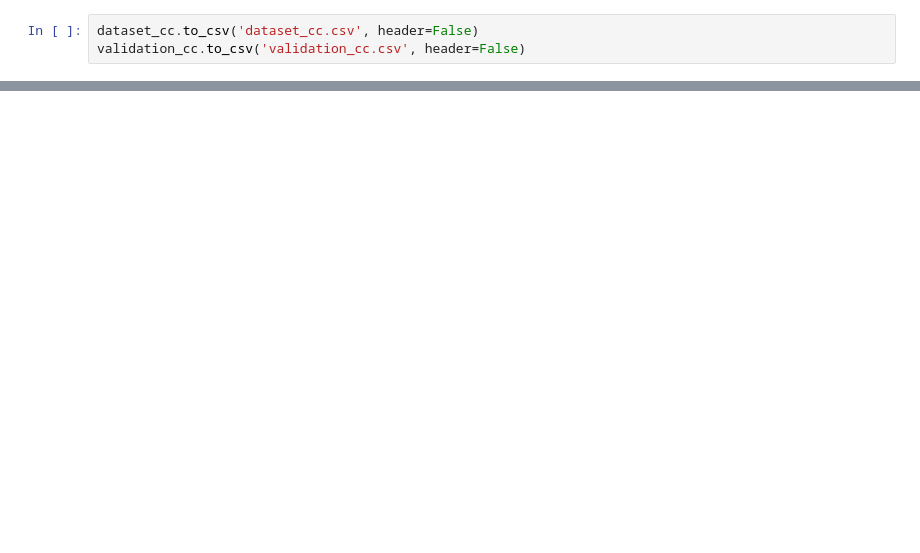
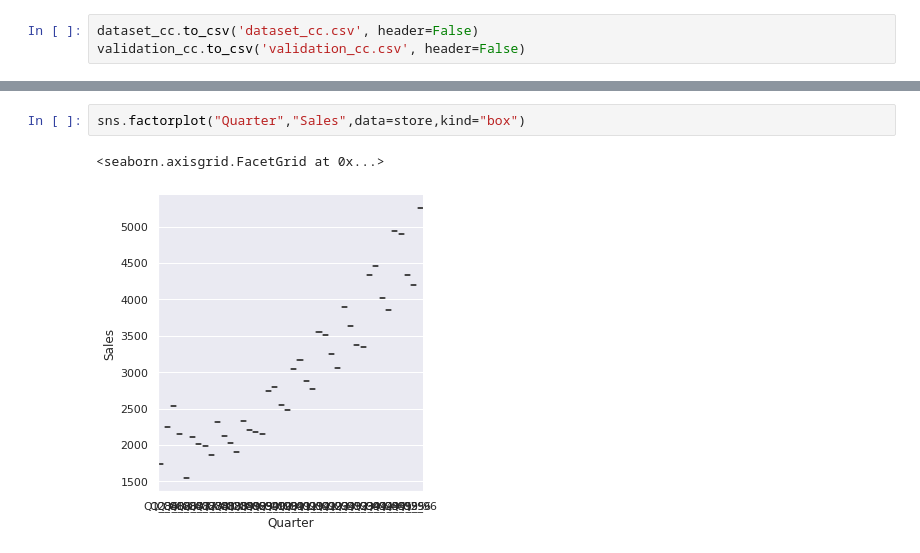
Before and after one commit to bismahashim/Assignment, a Jupyter notebook: Assignment_Forecasting.ipynb, the cells around one changed output, grey strips where cells are left out. Cells and saved outputs as stored; diff of their text form; blank space fills up the shorter version.

```diff
--- a/Assignment_Forecasting.ipynb
+++ b/Assignment_Forecasting.ipynb
@@ -337,0 +292,5 @@ warnings.filterwarnings('ignore')
+# %%
+sns.factorplot("Quarter","Sales",data=store,kind="box")
+# %% [output]
+<seaborn.axisgrid.FacetGrid at 0x...>
+[figure, added]
```
Also changed, not shown: parts of 134 cells of this notebook.
